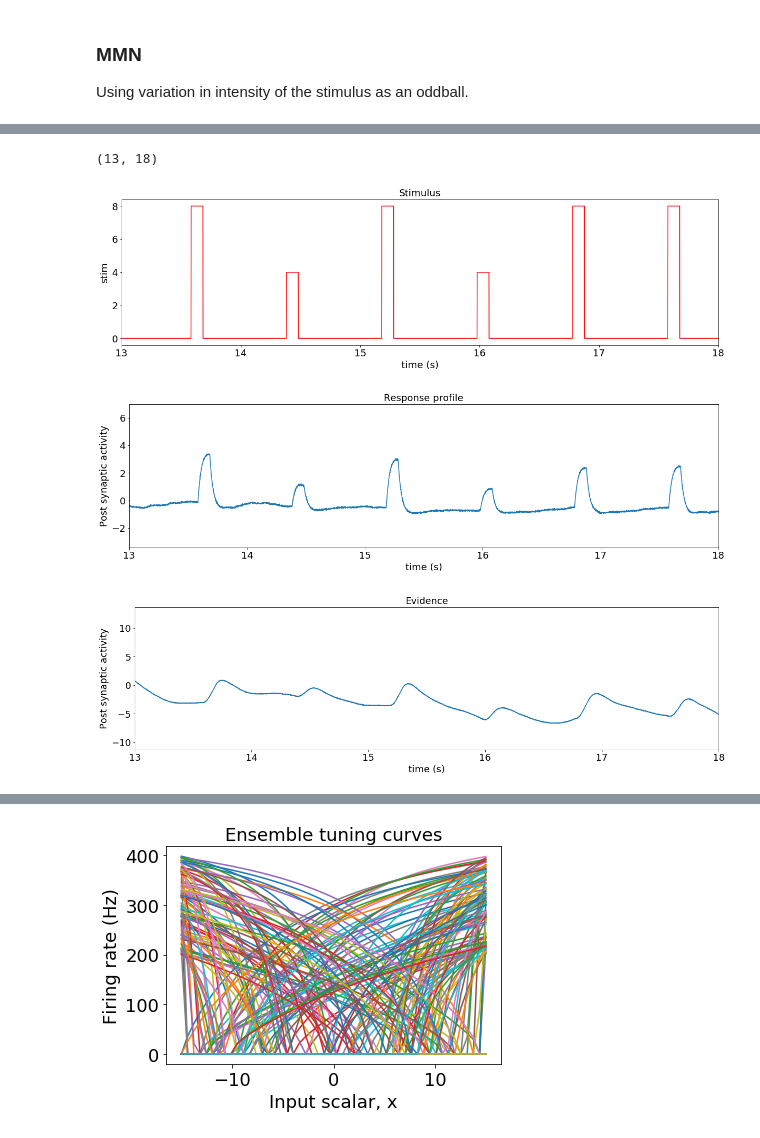
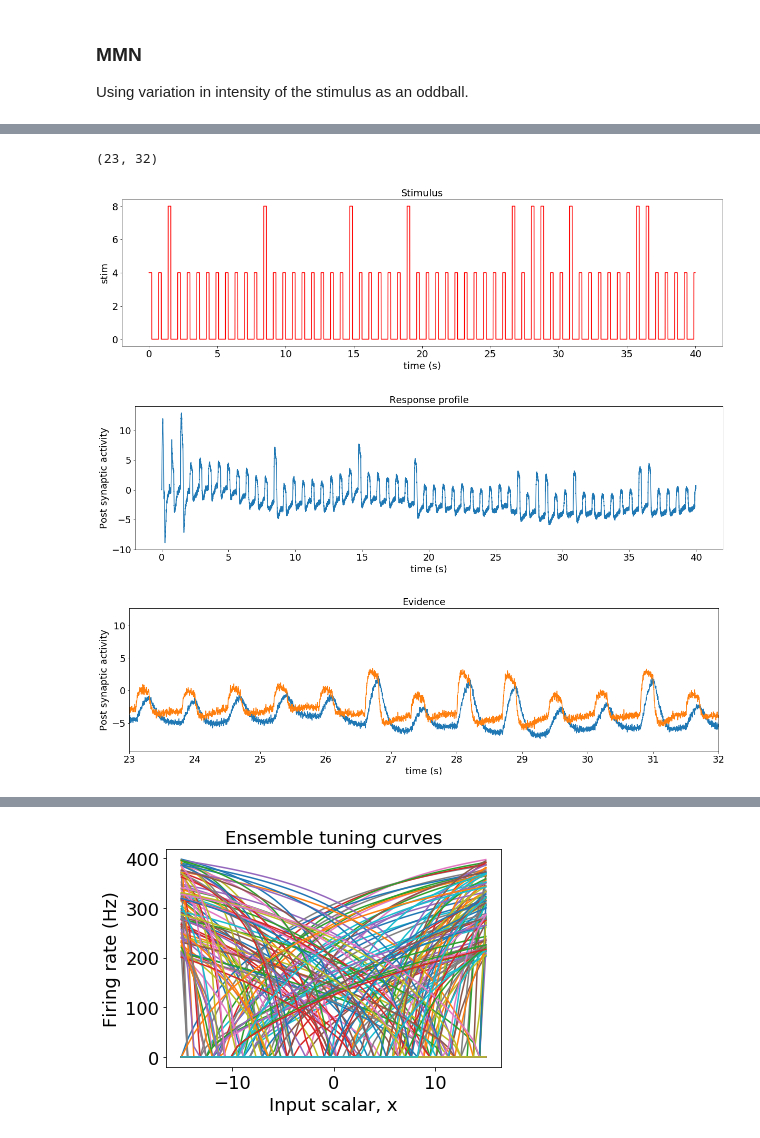
Before and after one commit to s72sue/oddball, a Jupyter notebook: threshold/accumulate_to_threshold.ipynb, the cells around one changed output, grey strips where cells are left out. Drawn from its saved outputs; the diff is of its cells as text; code cells hidden in the pictures.

```diff
--- a/threshold/accumulate_to_threshold.ipynb
+++ b/threshold/accumulate_to_threshold.ipynb
@@ -50,15 +50,15 @@ Using variation in intensity of the stimulus as an oddball.
 dev_trials = []
 std_trials = []
 
-isi = 700.0/1000.0          # inter-stimulus interval
-stim_dur = 100.0/1000.0       # stimulus duration
+isi = 500.0/1000.0          # inter-stimulus interval
+stim_dur = 200.0/1000.0       # stimulus duration
 trial_len = isi + stim_dur  # length of each trial
 
 prestimulus_baseline = 0  # 100 ms  -  this can also be set to 0
 remove_beg = int((trial_len - prestimulus_baseline) * 1000)  # remove this much ms of stimulus from the beginning
 
 class Experiment(object):
-    def __init__(self, seed=None, isi=isi, stim_dur=stim_dur, std_value=8, dev_value=4, trial_len=trial_len,
+    def __init__(self, seed=None, isi=isi, stim_dur=stim_dur, std_value=4, dev_value=8, trial_len=trial_len,
                                                                             prestim_baseline=prestimulus_baseline):
         self.rng = np.random.RandomState(seed=seed)
         self.prestim_baseline = prestim_baseline
@@ -104,9 +104,12 @@ class Experiment(object):
     def reset_in(self, t):
         return self.reset_evidence
 # %%
+dev_trials = []
+std_trials = []
+
 # Build nengo model
 tau_highpass = 0.5
-seed=22
+seed=6
 D = 16
 
 # we'll use this to reset the accumulated evidence to zero
@@ -115,8 +118,8 @@ D = 16
 
 model = nengo.Network(seed=seed)
 # run in direct mode to verify
-model.config[nengo.Ensemble].neuron_type=nengo.LIF() #nengo.LIFRate()
-#model.config[nengo.Ensemble].max_rates=Uniform(20,120)
+model.config[nengo.Ensemble].neuron_type=nengo.LIF() #nengo.Direct() # #nengo.LIFRate()
+model.config[nengo.Ensemble].max_rates=Uniform(20,120)
 model.config[nengo.Ensemble].radius=10
 with model:
 
@@ -125,8 +128,8 @@ with model:
     stim_inhib = nengo.Node(exp.inhibit_in)
 
     # create the ensemble with added noise at the input of each neuron
-    result = nengo.Ensemble(200, dimensions=1, noise=nengo.processes.BrownNoise(Gaussian(0,8)))
-    nengo.Connection(stim, result, synapse=highpass(tau_highpass))
+    result = nengo.Ensemble(200, dimensions=1, noise=nengo.processes.BrownNoise(Gaussian(0,1)))
+    nengo.Connection(stim, result, synapse=highpass(tau_highpass), transform=1.5)
     #nengo.Connection(stim_inhib, result.neurons, transform=[[-2.5]]*result.n_neurons) # inhibit result during
                                                                                         # prestimulus period
     '''
@@ -136,7 +139,7 @@ with model:
     '''
 
     result_2ser = nengo.Ensemble(200, dimensions=1, noise=nengo.processes.BrownNoise())
-    #nengo.Connection(result, result_2ser, synapse=highpass(tau_highpass))
+    nengo.Connection(result, result_2ser, synapse=highpass(tau_highpass))
     result_2ser_p = nengo.Probe(result_2ser, synapse=0.03)
 
 
@@ -154,23 +157,22 @@ with model:
     result_5ser_p = nengo.Probe(result_5ser, synapse=0.03)
 
     # feedback
-    #nengo.Connection(result_4ser, result)
+    nengo.Connection(result_4ser, result)
 
     # evidence memory - should be reset at the end of every trial
     evidence_scale = 1  # controls how quickly the evidence is accumulated
-    evidence = nengo.Ensemble(n_neurons=500, dimensions=2, noise=nengo.processes.BrownNoise(Gaussian(0,4))) #,
-                             #encoders=np.ones((500, 1)),
-                             #eval_points=np.ones((500, 1)))  # SS-noise seems
+    evidence = nengo.Ensemble(n_neurons=200, dimensions=2) #, noise=nengo.processes.BrownNoise(Gaussian(0,1)))
+                             #encoders=np.ones((500, 2)))  # SS-noise seems
                                                              # to be useful in getting a relatively stable pattern
 
 
     def response(x):
         sensory, accum = x
-        accum = (3.5*sensory+0.75*accum)*1
+        accum = (0.85*sensory+0.15*accum)*1.4
         return 0, accum
 
     nengo.Connection(evidence, evidence, synapse=0.1, function=response)
-    nengo.Connection(result, evidence[0], transform=1, synapse=0.03) # SS-seems like higher the transform, the better
+    nengo.Connection(result, evidence[0], transform=1) # SS-seems like higher the transform, the better
                                                 # 0.6 seems optimal - 4s are always less than 5 and 8s always reaching 7
 
 
@@ -205,7 +207,7 @@ with model:
     #reset_p = nengo.Probe(model.reset.output, synapse=0.05)
 
 sim = nengo.Simulator(model)
-sim.run(120)   # run for 10 minutes
+sim.run(40)   # run for 10 minutes
 # %%
 IPythonViz(model, "threshold.py.cfg")
 # %% [output]
@@ -213,32 +215,33 @@ IPythonViz(model, "threshold.py.cfg")
 # %%
 # plot the stimulus and response
 t = sim.trange()
 
 plt.figure(figsize=(20,5))
 plt.plot(t, sim.data[stim_p], 'r')
 plt.ylabel("stim")
 plt.xlabel("time (s)")
 plt.title("Stimulus")
-plt.xlim(13, 18)
+#plt.xlim(13, 18)
 
 plt.figure(figsize=(20,5))
 plt.plot(t, sim.data[result_p])
 plt.ylabel("Post synaptic activity")
 plt.xlabel("time (s)")
 plt.title("Response profile")
-plt.xlim(13, 18)
+#plt.xlim(13, 18)
 
 plt.figure(figsize=(20,5))
 plt.plot(t, sim.data[evidence1_p])
+plt.plot(t, sim.data[evidence0_p])
 plt.ylabel("Post synaptic activity")
 plt.xlabel("time (s)")
 plt.title("Evidence")
-plt.xlim(13, 18)
+plt.xlim(23, 32)
 # %% [output]
-(13, 18)
+(23, 32)
-[figure, old version]
+[figure, new version]
-[figure, old version]
+[figure, new version]
-[figure, old version]
+[figure, new version]
 # %%
 # stimulus and response profile after removing the first stimulus
 # and adding the pre-stimulus baseline
```
Also changed, not shown: parts of 3 cells of this notebook.
